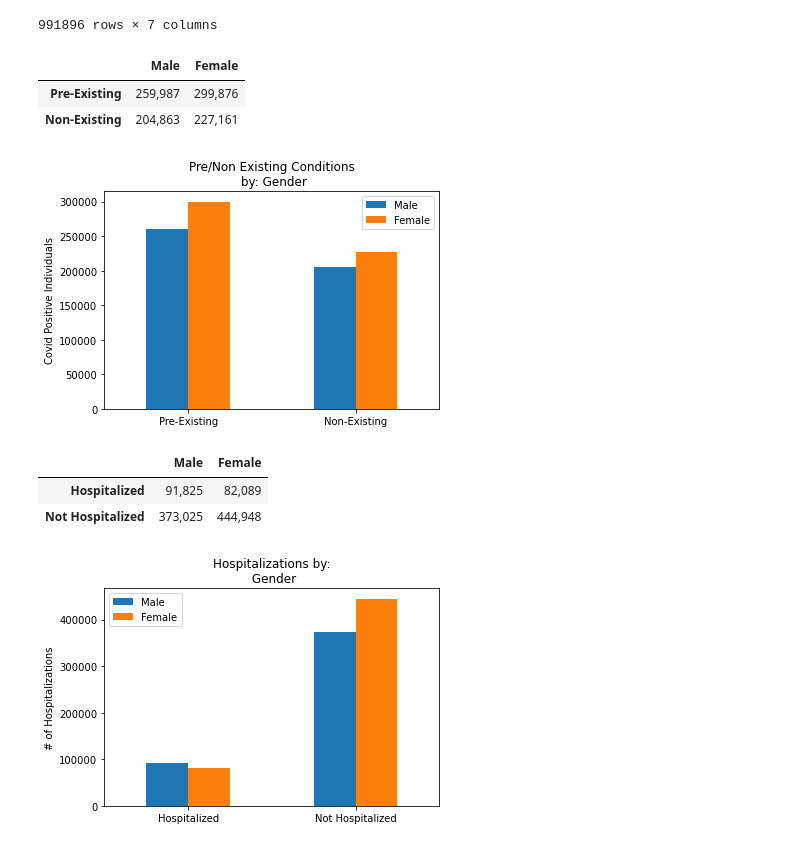
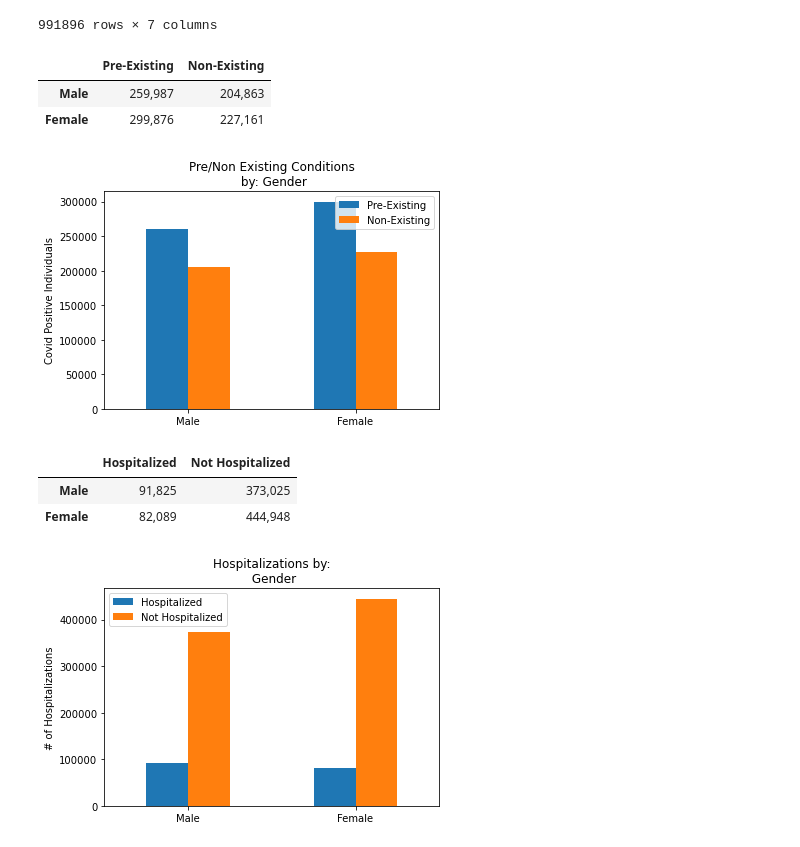
Before and after one commit to jforbis/rougeSquadron, a Jupyter notebook: JupyterScripts/forbis.ipynb, the cells around one changed output. Saved outputs shown, nothing was run; the diff lists cells and outputs as text; code cells hidden in the pictures.

```diff
--- a/JupyterScripts/forbis.ipynb
+++ b/JupyterScripts/forbis.ipynb
@@ -35,7 +35,7 @@ male_nopre = len(org_data_df.loc[(org_data_df["Gender"] == "Male") & (org_data_d
 female_nopre = len(org_data_df.loc[(org_data_df["Gender"] == "Female") & (org_data_df["Pre-Existing Condition"] == "No")])
 
 gender = ["Male", "Female"]
-prex_df = pd.DataFrame({"Pre-Existing": [male_pre, female_pre], "Non-Existing" : [male_nopre, female_nopre]}, index = gender).T
+prex_df = pd.DataFrame({"Pre-Existing": [male_pre, female_pre], "Non-Existing" : [male_nopre, female_nopre]}, index = gender)
 ax = prex_df.plot(kind='bar', rot=0)
 ax.set_ylabel("Covid Positive Individuals")
 ax.set_title("Pre/Non Existing Conditions\n by: Gender")
@@ -43,27 +43,27 @@ ax.legend(loc = "best")
 plt.savefig("../Images/ConditionsByGender.png")
 prex_df.style.format("{:,.0f}")
 # %% [output]
-|  | Male | Female |
-| Pre-Existing | 259,987 | 299,876 |
-| Non-Existing | 204,863 | 227,161 |
+|  | Pre-Existing | Non-Existing |
+| Male | 259,987 | 204,863 |
+| Female | 299,876 | 227,161 |
-[figure, old version]
+[figure, new version]
 # %%
 male_hy = len(org_data_df.loc[(org_data_df["Gender"] == "Male") & (org_data_df["Hospitalized"] == "Yes")])
 female_hy = len(org_data_df.loc[(org_data_df["Gender"] == "Female") & (org_data_df["Hospitalized"] == "Yes")])
 male_hn = len(org_data_df.loc[(org_data_df["Gender"] == "Male") & (org_data_df["Hospitalized"] == "No")])
 female_hn = len(org_data_df.loc[(org_data_df["Gender"] == "Female") & (org_data_df["Hospitalized"] == "No")])
 
-hosp_df = pd.DataFrame({"Hospitalized" : [male_hy, female_hy], "Not Hospitalized" : [male_hn, female_hn]}, index = gender).T
+hosp_df = pd.DataFrame({"Hospitalized" : [male_hy, female_hy], "Not Hospitalized" : [male_hn, female_hn]}, index = gender)
 ax = hosp_df.plot(kind='bar', rot=0)
 ax.set_ylabel("# of Hospitalizations")
 ax.set_title("Hospitalizations by:\n Gender")
 
 ax.legend(loc = "best")
 plt.savefig("../Images/HospitalizationsByGender.png")
 hosp_df.style.format("{:,.0f}")
 # %% [output]
-|  | Male | Female |
-| Hospitalized | 91,825 | 82,089 |
-| Not Hospitalized | 373,025 | 444,948 |
+|  | Hospitalized | Not Hospitalized |
+| Male | 91,825 | 373,025 |
+| Female | 82,089 | 444,948 |
-[figure, old version]
+[figure, new version]
 # %%
```
Also changed, not shown: parts of 1 cell of this notebook.
